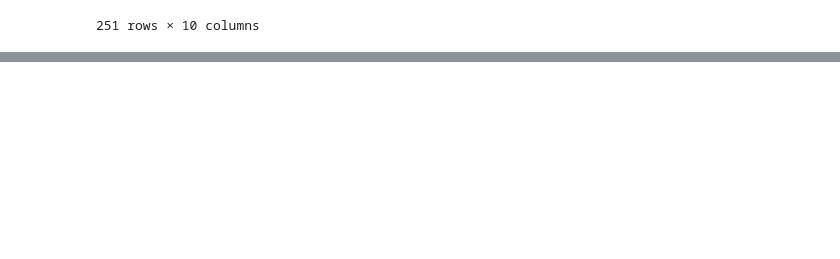
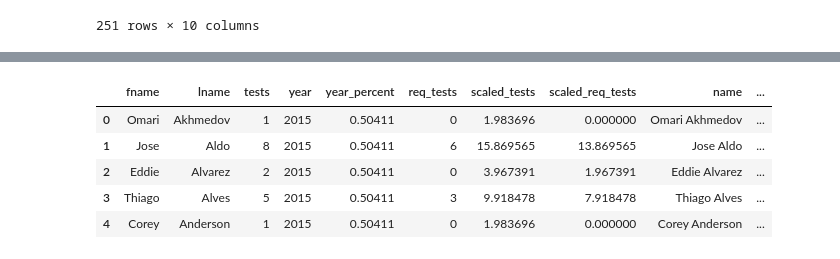
Before and after one commit to Hmamin/usada, a Jupyter notebook: usada_fixed.ipynb, the cells around one changed output, grey strips where cells are left out. Saved outputs shown, nothing was run; the diff lists cells and outputs as text; code cells hidden in the pictures; blank space fills up the shorter version.

```diff
--- a/usada_fixed.ipynb
+++ b/usada_fixed.ipynb
@@ -640,0 +596,9 @@ mma2.scaled_tests.corr(mma2.Max_elo)
+# %%
+mma2.head()
+# %% [output]
+|  | fname | lname | tests | year | year_percent | req_tests | scaled_tests | scaled_req_tests | name | ... |
+| 0 | Omari | Akhmedov | 1 | 2015 | 0.50411 | 0 | 1.983696 | 0.000000 | Omari Akhmedov | ... |
+| 1 | Jose | Aldo | 8 | 2015 | 0.50411 | 6 | 15.869565 | 13.869565 | Jose Aldo | ... |
+| 2 | Eddie | Alvarez | 2 | 2015 | 0.50411 | 0 | 3.967391 | 1.967391 | Eddie Alvarez | ... |
+| 3 | Thiago | Alves | 5 | 2015 | 0.50411 | 3 | 9.918478 | 7.918478 | Thiago Alves | ... |
+| 4 | Corey | Anderson | 1 | 2015 | 0.50411 | 0 | 1.983696 | 0.000000 | Corey Anderson | ... |
```
Also changed, not shown: parts of 11 cells of this notebook.
